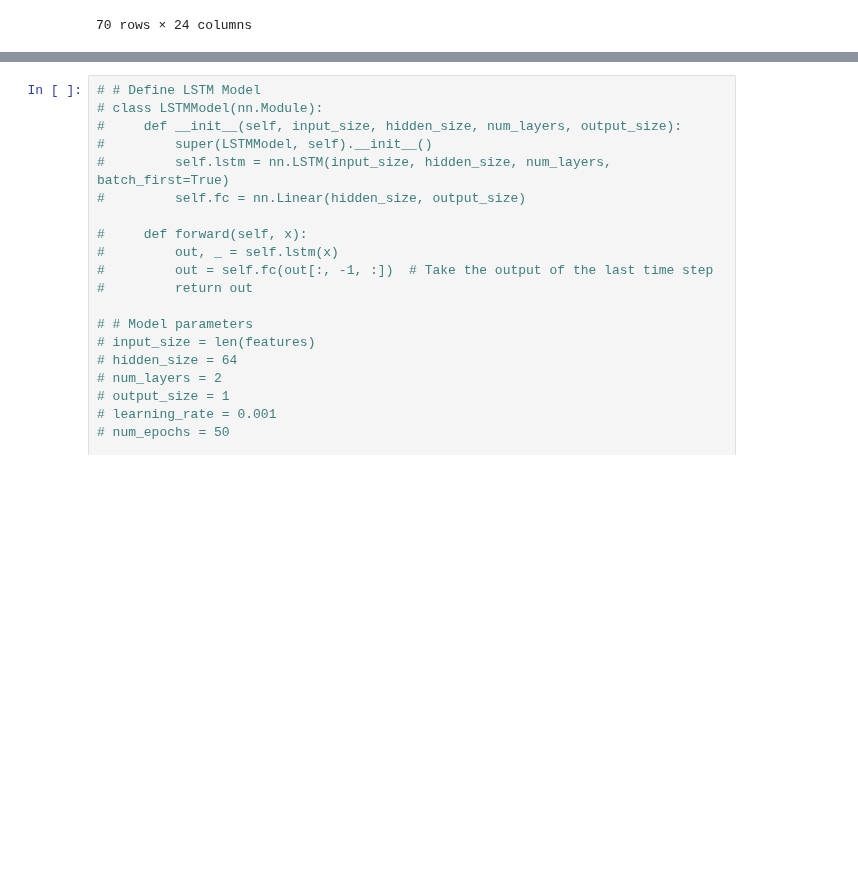
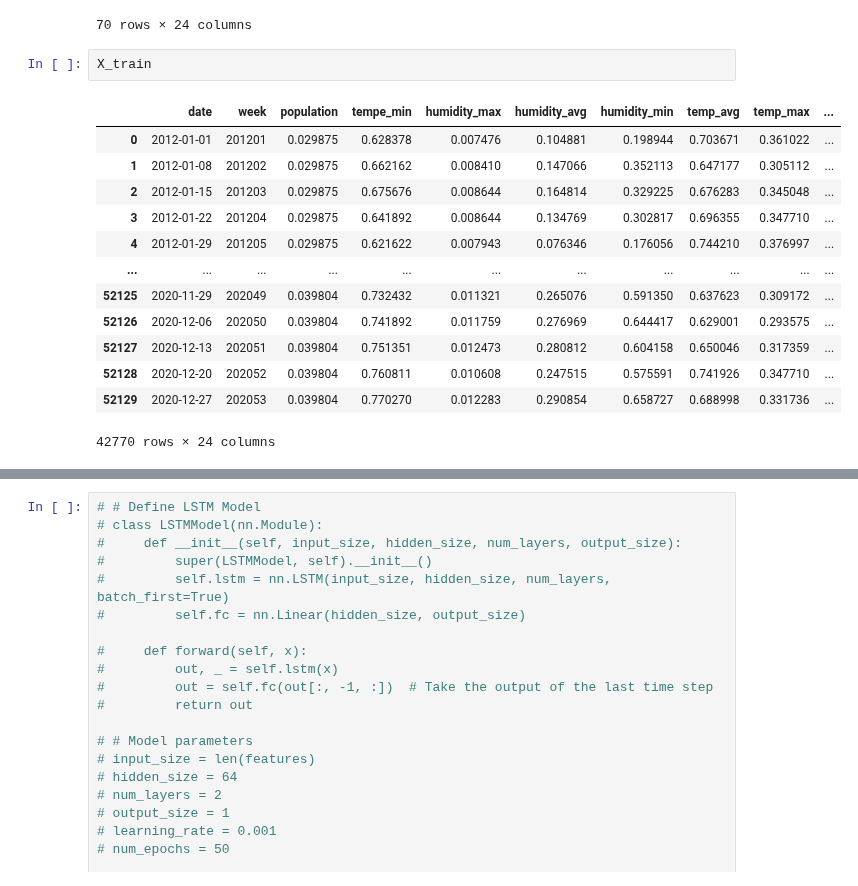
Before and after one commit to Minindu20/Dengue-Severity-Predictor, a Jupyter notebook: models/lstm/lstm_model.ipynb, the cells around one changed output, grey strips where cells are left out. Saved outputs shown, nothing was run; the diff lists cells and outputs as text; blank space fills up the shorter version.

```diff
--- a/models/lstm/lstm_model.ipynb
+++ b/models/lstm/lstm_model.ipynb
@@ -157,3 +154,19 @@ X_train.head(70)
 | 68 | 2013-04-21 | 201317 | 0.029875 | 0.391892 | 0.011961 | 0.156755 | 0.315141 | 0.507216 | 0.273163 | ... |
 | 69 | 2013-04-28 | 201318 | 0.029875 | 0.479730 | 0.011120 | 0.173870 | 0.302817 | 0.590639 | 0.337061 | ... |
 70 rows × 24 columns
+# %%
+X_train
+# %% [output]
+|  | date | week | population | tempe_min | humidity_max | humidity_avg | humidity_min | temp_avg | temp_max | ... |
+| 0 | 2012-01-01 | 201201 | 0.029875 | 0.628378 | 0.007476 | 0.104881 | 0.198944 | 0.703671 | 0.361022 | ... |
+| 1 | 2012-01-08 | 201202 | 0.029875 | 0.662162 | 0.008410 | 0.147066 | 0.352113 | 0.647177 | 0.305112 | ... |
+| 2 | 2012-01-15 | 201203 | 0.029875 | 0.675676 | 0.008644 | 0.164814 | 0.329225 | 0.676283 | 0.345048 | ... |
+| 3 | 2012-01-22 | 201204 | 0.029875 | 0.641892 | 0.008644 | 0.134769 | 0.302817 | 0.696355 | 0.347710 | ... |
+| 4 | 2012-01-29 | 201205 | 0.029875 | 0.621622 | 0.007943 | 0.076346 | 0.176056 | 0.744210 | 0.376997 | ... |
+| ... | ... | ... | ... | ... | ... | ... | ... | ... | ... | ... |
+| 52125 | 2020-11-29 | 202049 | 0.039804 | 0.732432 | 0.011321 | 0.265076 | 0.591350 | 0.637623 | 0.309172 | ... |
+| 52126 | 2020-12-06 | 202050 | 0.039804 | 0.741892 | 0.011759 | 0.276969 | 0.644417 | 0.629001 | 0.293575 | ... |
+| 52127 | 2020-12-13 | 202051 | 0.039804 | 0.751351 | 0.012473 | 0.280812 | 0.604158 | 0.650046 | 0.317359 | ... |
+| 52128 | 2020-12-20 | 202052 | 0.039804 | 0.760811 | 0.010608 | 0.247515 | 0.575591 | 0.741926 | 0.347710 | ... |
+| 52129 | 2020-12-27 | 202053 | 0.039804 | 0.770270 | 0.012283 | 0.290854 | 0.658727 | 0.688998 | 0.331736 | ... |
+42770 rows × 24 columns
```
Also changed, not shown: parts of 9 cells of this notebook.
